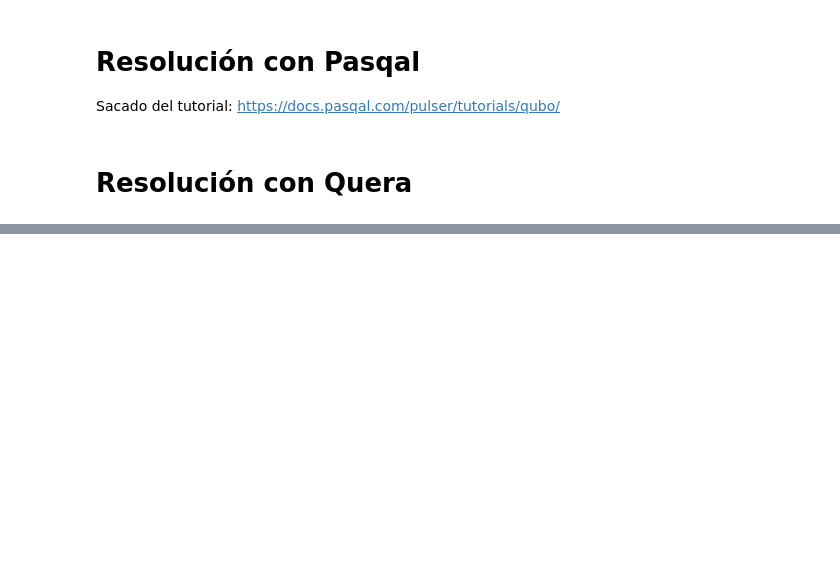
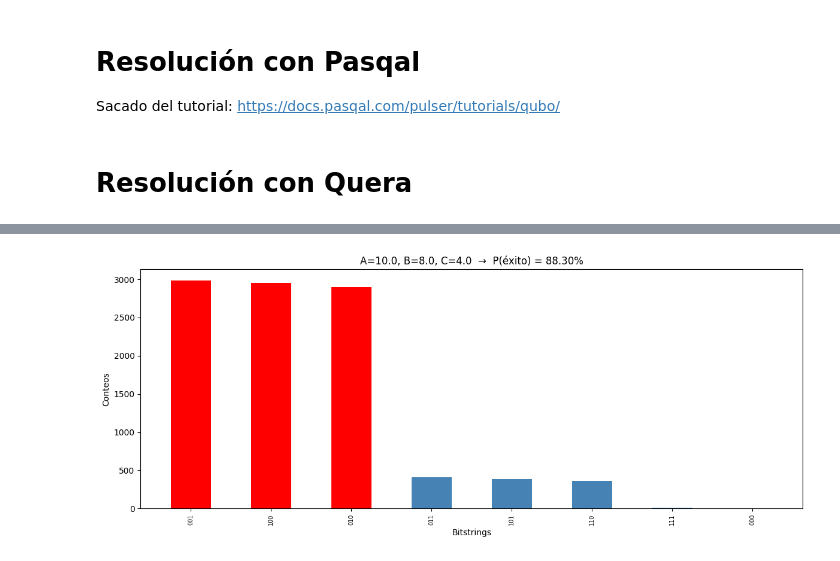
Before and after one commit to javipena2003/Codigo_tfg, a Jupyter notebook: 6_QUBO_resolucion.ipynb, the cells around one changed output, grey strips where cells are left out. Saved outputs shown, nothing was run; the diff lists cells and outputs as text; code cells hidden in the pictures; blank space fills up the shorter version.

```diff
--- a/6_QUBO_resolucion.ipynb
+++ b/6_QUBO_resolucion.ipynb
@@ -401,0 +404,84 @@ Condición 2 NO cumplida: Ω debe ser menor que min(Δᵢ)
+# %%
+def resolver_qubo(Q, geometria, sort_zipped, A, B, C,
+                   omega_max = 0.3*B, sweep_time=11.0, plot=True, n_shots=10000):
+    """
+    Ejecuta la simulación de átomos neutros para un problema QUBO dado.
+
+    Parámetros
+    ----------
+    Q             : array-like  – Matriz QUBO.
+    geometria     : Register     – Geometría de átomos (Bloqade).
+    sort_zipped   : list[(str, float)] – Soluciones clásicas ordenadas (bitstring, energía).
+    A, B, C       : float        – Coeficientes QUBO (solo para etiquetas).
+    omega_max     : float        – Amplitud máxima de la frecuencia de Rabi.
+    sweep_time    : float        – Tiempo de evolución adiabática [µs].
+    plot          : bool         – Si True, muestra el histograma.
+    n_shots       : int          – Número de disparos de la simulación.
+    sweep_time    : float        – Tiempo de evolución adiabática [µs].
+    plot          : bool         – Si True, muestra el histograma.
+
+    Retorna
+    -------
+    prob_exito    : float        – Probabilidad de medir la solución correcta.
+    counts_str    : dict         – {bitstring: conteos}.
+    """
+    # ── PASO 1: Detunings locales desde la diagonal de Q ──
+    Q = np.array(Q)
+    delta_local = -np.diag(Q)
+    delta_end   = np.max(delta_local)
+    escalas     = (delta_local / delta_end).tolist()
+
+    # ── PASO 2: Parámetros de pulso ──
+    #omega_max = 0.3 * np.min(delta_local)
+    sweep_time=11.0
+    durations             = [0.8, sweep_time, 0.8]
+    rabi_amplitude_values = [0.0, omega_max, omega_max, 0.0]
+    rabi_detuning_values  = [-delta_end, -delta_end, delta_end, delta_end]
+
+    # ── PASO 3: Simulación ──
+    prog = (
+        geometria
+        .rydberg.rabi.amplitude.uniform.piecewise_linear(durations, rabi_amplitude_values)
+        .detuning.scale(escalas).piecewise_linear(durations, rabi_detuning_values)
+    )
+    emu_prog = prog.bloqade.python().run(shots=n_shots)
+    report   = emu_prog.report()
+
+    # ── PASO 4: Análisis ──
+    counts = report.counts()[0]
+    counts_str = {
+        "".join(str(b) for b in estado): n
+        for estado, n in counts.items()
+    }
+
+    energia_minima   = sort_zipped[0][1]
+    soluciones_validas = [b for b, e in sort_zipped if e == energia_minima]
+
+    exitos     = sum(counts_str.get(s, 0) for s in soluciones_validas)
+    prob_exito = exitos / n_shots
+
+    # ── PASO 5: Resultados ──
+    print(f"A={A}, B={B}, C={C}  →  P(éxito) = {prob_exito*100:.2f}%")
+    print(f"  Soluciones válidas: {soluciones_validas}  (E = {energia_minima:.3f})")
+    print(f"  Conteos solución:   {exitos} / {n_shots}")
+
+    if plot:
+        counts_ordenado = dict(sorted(counts_str.items(), key=lambda x: x[1], reverse=True))
+        colores = ["r" if b in soluciones_validas else "steelblue" for b in counts_ordenado]
+        plt.figure(figsize=(12, 5))
+        plt.bar(counts_ordenado.keys(), counts_ordenado.values(), color=colores, width=0.5)
+        plt.xlabel("Bitstrings")
+        plt.ylabel("Conteos")
+        plt.title(f"A={A}, B={B}, C={C}  →  P(éxito) = {prob_exito*100:.2f}%")
+        plt.xticks(rotation=90, fontsize=7)
+        plt.tight_layout()
+        plt.show()
+
+    return prob_exito, counts_str
+
+
+
+
+# Ejecución de la función
+prob, counts = resolver_qubo(Q, geometria, sort_zipped, A, B, C)
+# %% [output]
@@ -401,0 +491 @@ Condición 2 NO cumplida: Ω debe ser menor que min(Δᵢ)
+[figure, added]
```
Also changed, not shown: parts of 20 cells of this notebook, 6 other files.
